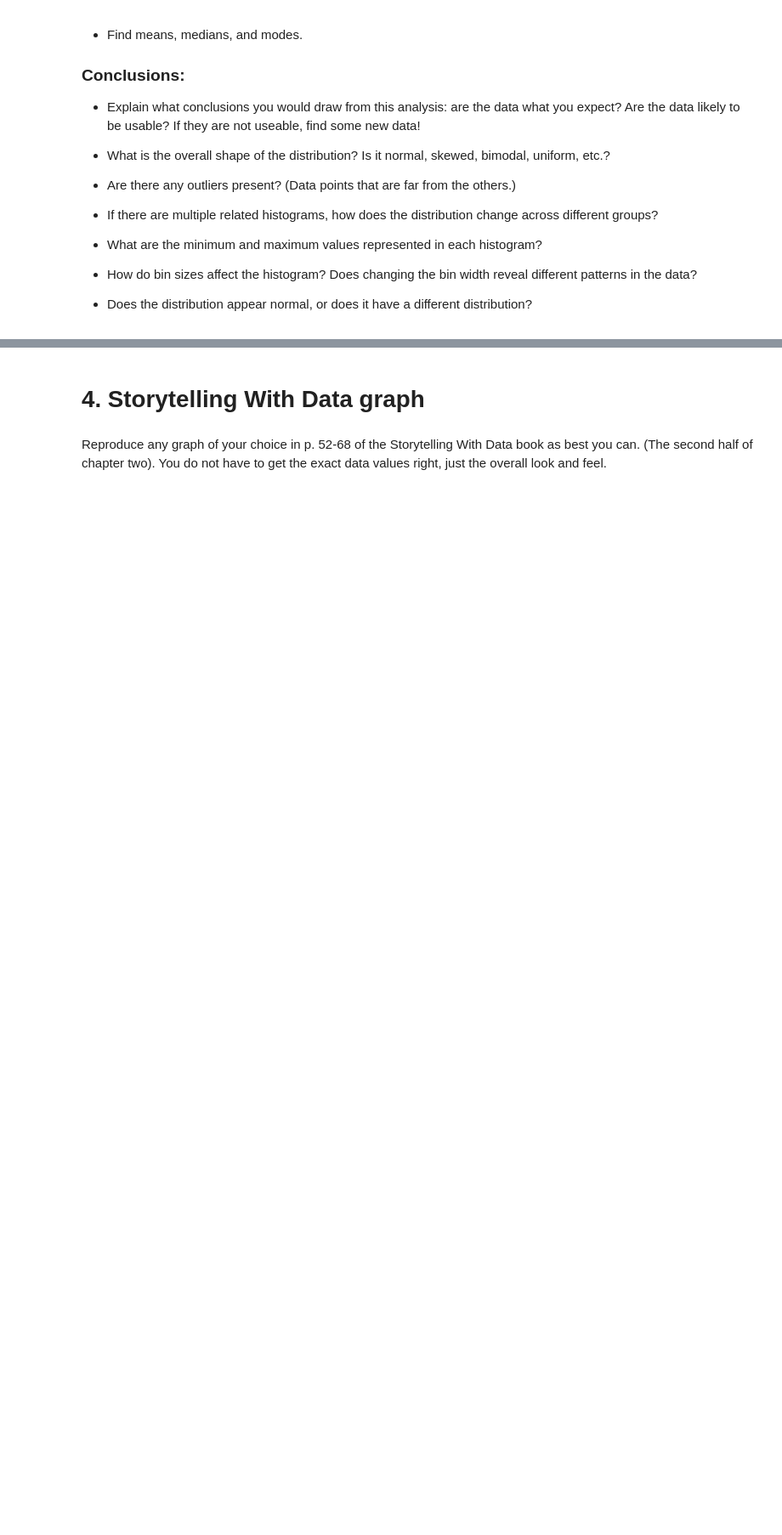
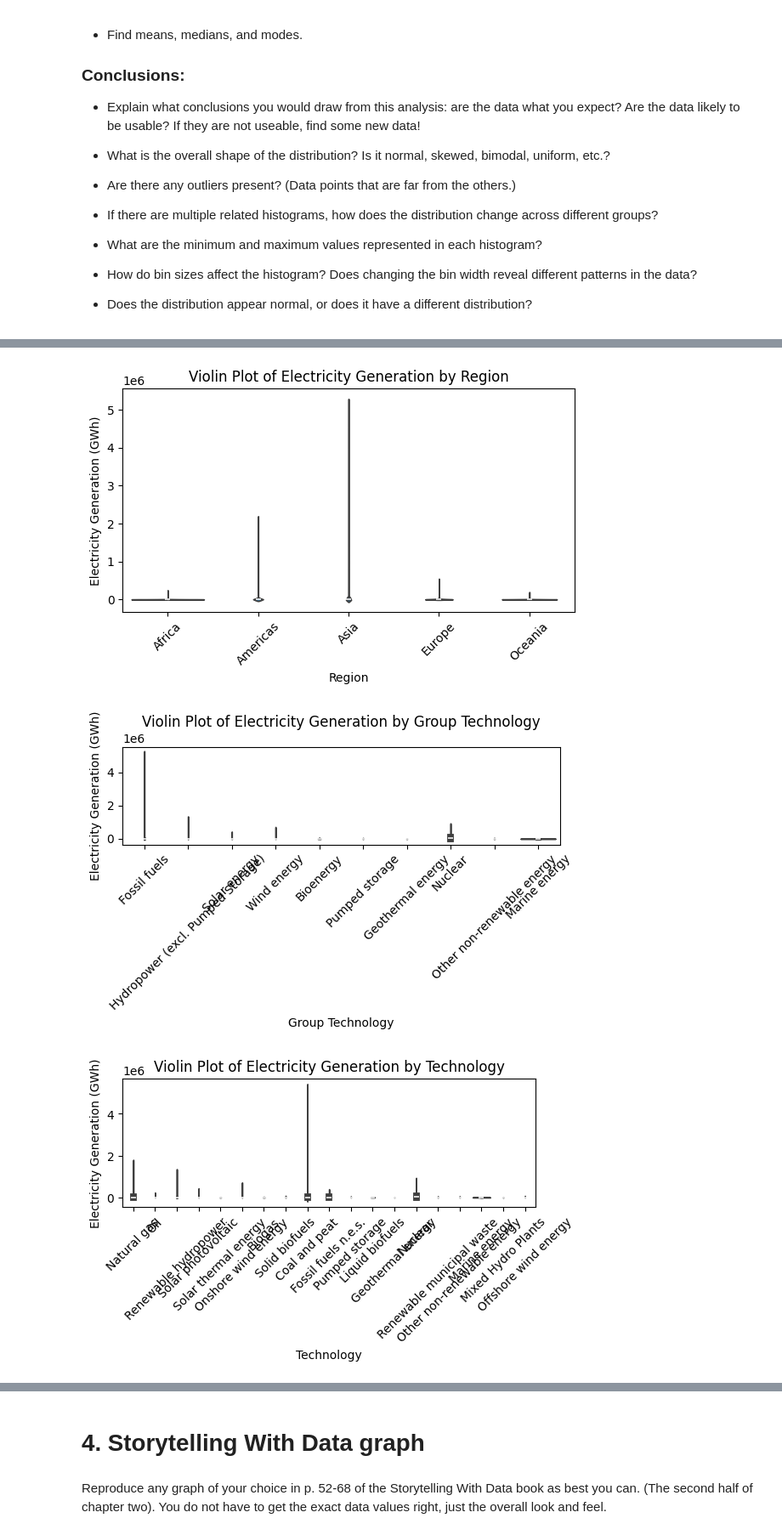
Before and after one commit to bu-sohan/AI-for-Leaders-Spring-2025, a Jupyter notebook: Week4.ipynb, the cells around one changed output, grey strips where cells are left out. Shown: that part at 85% size. Cells and saved outputs as stored; diff of their text form; code cells hidden in the pictures; blank space fills up the shorter version.

```diff
--- a/Week4.ipynb
+++ b/Week4.ipynb
@@ -94,0 +191,18 @@ This week, you will do the same types of exercises as last week, but you should
+# %%
+# Selecting categorical columns
+important_categorical = ren_energy[['Region', 'Group Technology', 'Technology', 'Producer Type', "Year"]]
+
+# Loop to create violin plots
+for col in important_categorical:
+    plt.figure(figsize=(6, 4))
+    sns.violinplot(x=ren_energy[col], y=ren_energy["Electricity Generation (GWh)"])
+    plt.xticks(rotation=45)
+    plt.title(f"Violin Plot of Electricity Generation by {col}")
+    plt.xlabel(col)
+    plt.ylabel('Electricity Generation (GWh)')
+    plt.tight_layout()
+    plt.show()
+# %% [output]
+[figure, added]
+[figure, added]
+[figure, added]
```
Also changed, not shown: parts of 10 cells of this notebook.
